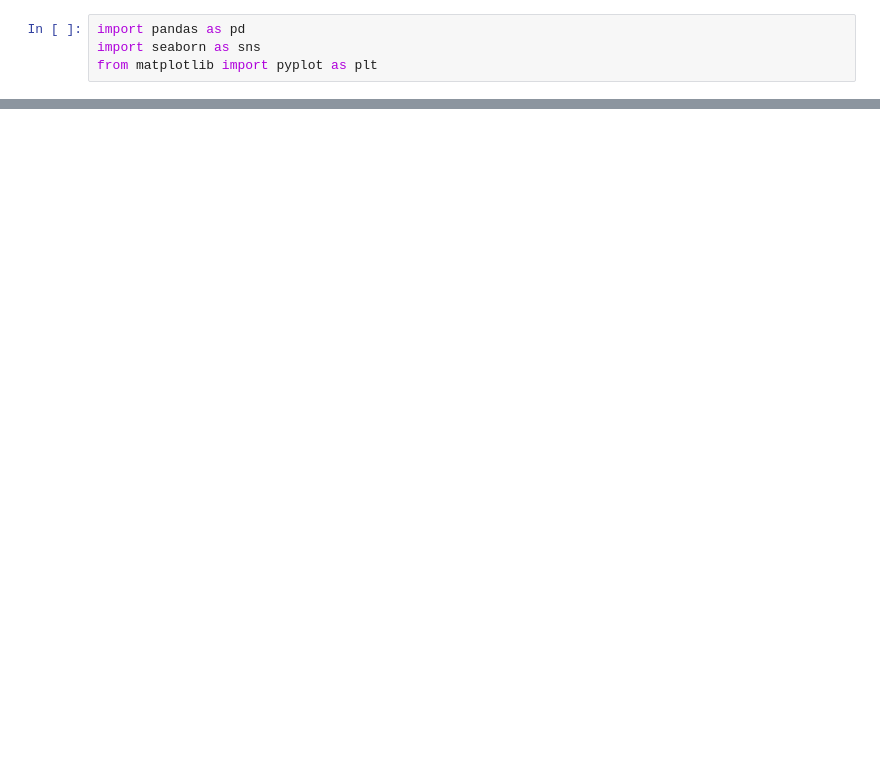
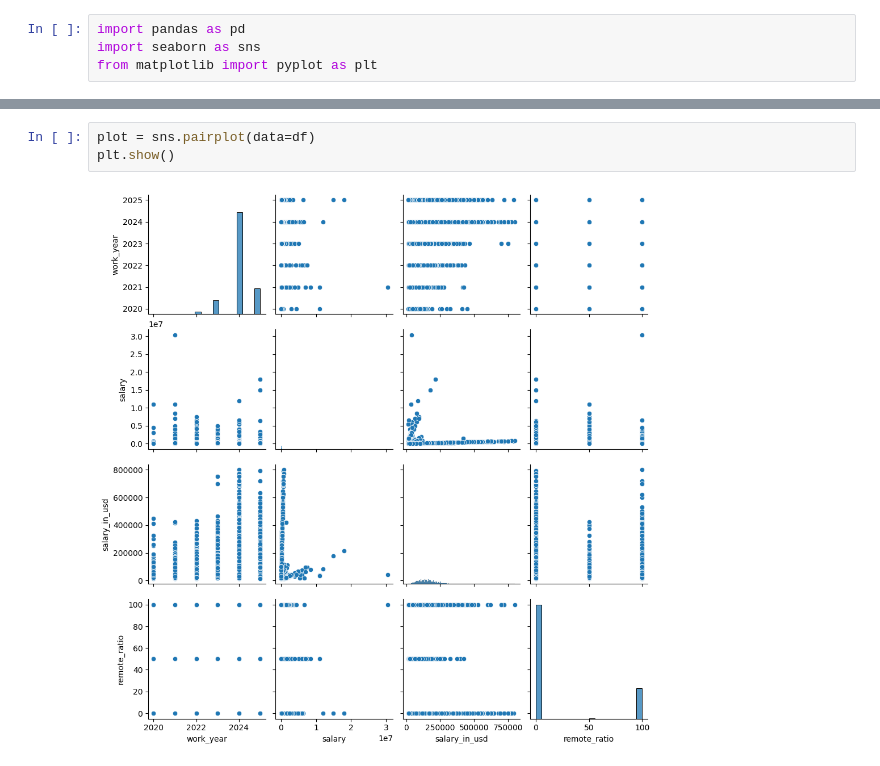
Before and after one commit to hensleyas21/SalariesML, a Jupyter notebook: salaries_analysis.ipynb, the cells around one changed output, grey strips where cells are left out. Saved outputs shown, nothing was run; the diff lists cells and outputs as text; blank space fills up the shorter version.

```diff
--- a/salaries_analysis.ipynb
+++ b/salaries_analysis.ipynb
@@ -41,0 +51,5 @@ for col in df.columns:
+# %%
+plot = sns.pairplot(data=df)
+plt.show()
+# %% [output]
+[figure, added]
```
Also changed, not shown: parts of 7 cells of this notebook.
